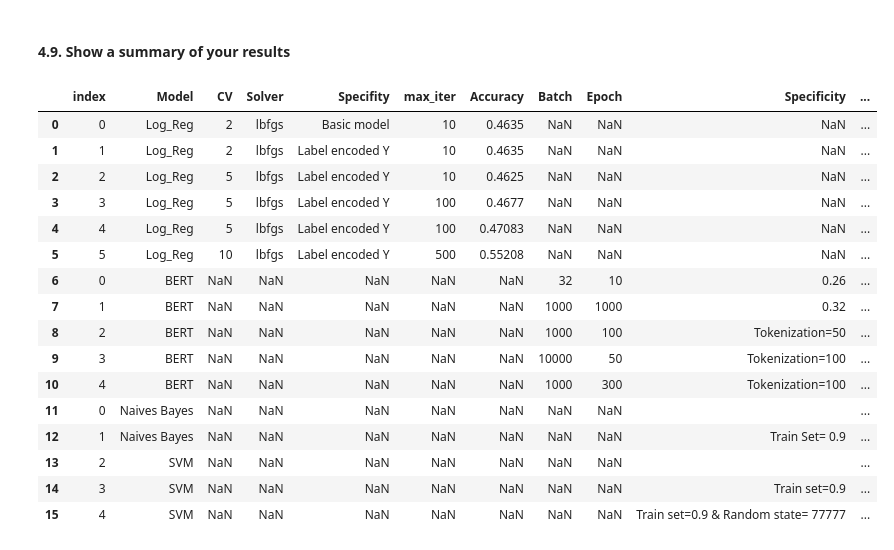
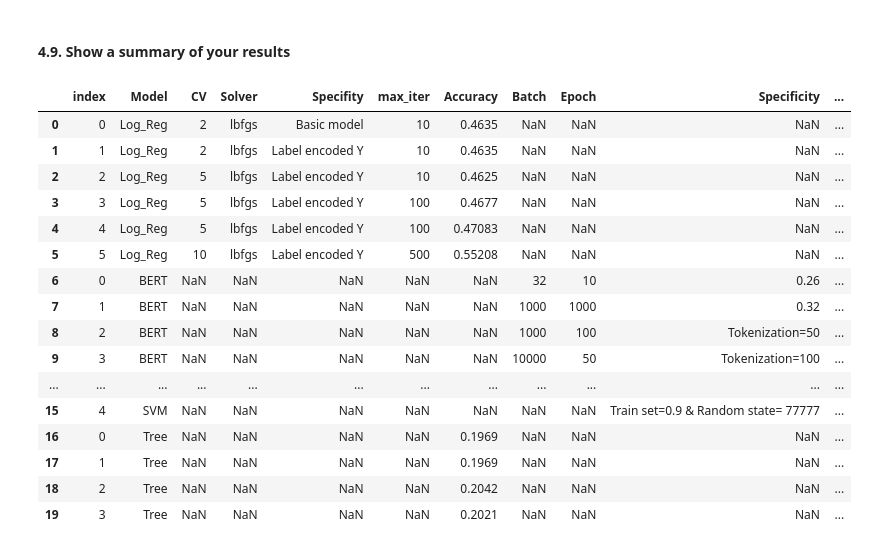
Before and after one commit to Stergios-Konstantinidis/DMML2022_Nestle, a Jupyter notebook: DMML2022_Nestle_3.ipynb, the cells around one changed output. Drawn from its saved outputs; the diff is of its cells as text; code cells hidden in the pictures.

```diff
--- a/DMML2022_Nestle_3.ipynb
+++ b/DMML2022_Nestle_3.ipynb
@@ -1237,43 +1248,53 @@ LR_6 = ['Log_Reg', '10', 'lbfgs','Label encoded Y','500','0.55208']
 
 table_merge = pd.DataFrame([LR_1, LR_2, LR_3, LR_4, LR_5, LR_6],columns=Label)
 table_merge
+
+Label = [' Model', 'deph', 'Accuracy']
+D_1 = ['Tree', '10', '0.1969']
+D_2 = ['Tree', '16', '0.1969']
+D_3 = ['Tree', '26', '0.2042']
+D_4 = ['Tree', '40', '0.2021']
+
+
+table_merge_3 = pd.DataFrame([D_1, D_2, D_3, D_4,],columns=Label)
+table_merge_3
 
 Label = [' Model', "Specificity",'accuracy']
 M1 = ['Naives Bayes', '','0.4823']
 M2 = ['Naives Bayes',  'Train Set= 0.9','0.5166']
 M3=['SVM',  '', '0.4583']
 M4 =['SVM','Train set=0.9', '0.5270']
 M5 =['SVM','Train set=0.9 & Random state= 77777', '0.5229']
 table_merge_2 = pd.DataFrame([M1, M2, M3, M4, M5],columns=Label)
 table_merge_2
 
 Label = [' Model', 'Batch', 'Epoch ', "Specificity",'accuracy']
 B1 = ['BERT', '32', '10 ','0.26']
 B2 = ['BERT', '1000', '1000', '0.32']
 B3 = ['BERT', '1000', '100','Tokenization=50', '0.33' ]
 B4 = ['BERT', '10000', '50','Tokenization=100', '0.35' ]
 B5 = ['BERT', '1000', '300', 'Tokenization=100', '0.40']
 table_merge_1 = pd.DataFrame([B1, B2, B3, B4, B5],columns=Label)
 table_merge_1
 
-tables = [table_merge, table_merge_1, table_merge_2]
+tables = [table_merge, table_merge_1, table_merge_2, table_merge_3]
 tables = pd.concat(tables).reset_index()
 tables
 # %% [output]
 |  | index | Model | CV | Solver | Specifity | max_iter | Accuracy | Batch | Epoch | Specificity | ... |
 | 0 | 0 | Log_Reg | 2 | lbfgs | Basic model | 10 | 0.4635 | NaN | NaN | NaN | ... |
 | 1 | 1 | Log_Reg | 2 | lbfgs | Label encoded Y | 10 | 0.4635 | NaN | NaN | NaN | ... |
 | 2 | 2 | Log_Reg | 5 | lbfgs | Label encoded Y | 10 | 0.4625 | NaN | NaN | NaN | ... |
 | 3 | 3 | Log_Reg | 5 | lbfgs | Label encoded Y | 100 | 0.4677 | NaN | NaN | NaN | ... |
 | 4 | 4 | Log_Reg | 5 | lbfgs | Label encoded Y | 100 | 0.47083 | NaN | NaN | NaN | ... |
 | 5 | 5 | Log_Reg | 10 | lbfgs | Label encoded Y | 500 | 0.55208 | NaN | NaN | NaN | ... |
 | 6 | 0 | BERT | NaN | NaN | NaN | NaN | NaN | 32 | 10 | 0.26 | ... |
 | 7 | 1 | BERT | NaN | NaN | NaN | NaN | NaN | 1000 | 1000 | 0.32 | ... |
 | 8 | 2 | BERT | NaN | NaN | NaN | NaN | NaN | 1000 | 100 | Tokenization=50 | ... |
 | 9 | 3 | BERT | NaN | NaN | NaN | NaN | NaN | 10000 | 50 | Tokenization=100 | ... |
-| 10 | 4 | BERT | NaN | NaN | NaN | NaN | NaN | 1000 | 300 | Tokenization=100 | ... |
-| 11 | 0 | Naives Bayes | NaN | NaN | NaN | NaN | NaN | NaN | NaN |  | ... |
-| 12 | 1 | Naives Bayes | NaN | NaN | NaN | NaN | NaN | NaN | NaN | Train Set= 0.9 | ... |
-| 13 | 2 | SVM | NaN | NaN | NaN | NaN | NaN | NaN | NaN |  | ... |
-| 14 | 3 | SVM | NaN | NaN | NaN | NaN | NaN | NaN | NaN | Train set=0.9 | ... |
+| ... | ... | ... | ... | ... | ... | ... | ... | ... | ... | ... | ... |
 | 15 | 4 | SVM | NaN | NaN | NaN | NaN | NaN | NaN | NaN | Train set=0.9 & Random state= 77777 | ... |
+| 16 | 0 | Tree | NaN | NaN | NaN | NaN | 0.1969 | NaN | NaN | NaN | ... |
+| 17 | 1 | Tree | NaN | NaN | NaN | NaN | 0.1969 | NaN | NaN | NaN | ... |
+| 18 | 2 | Tree | NaN | NaN | NaN | NaN | 0.2042 | NaN | NaN | NaN | ... |
+| 19 | 3 | Tree | NaN | NaN | NaN | NaN | 0.2021 | NaN | NaN | NaN | ... |
```
Also changed, not shown: parts of 2 cells of this notebook.
